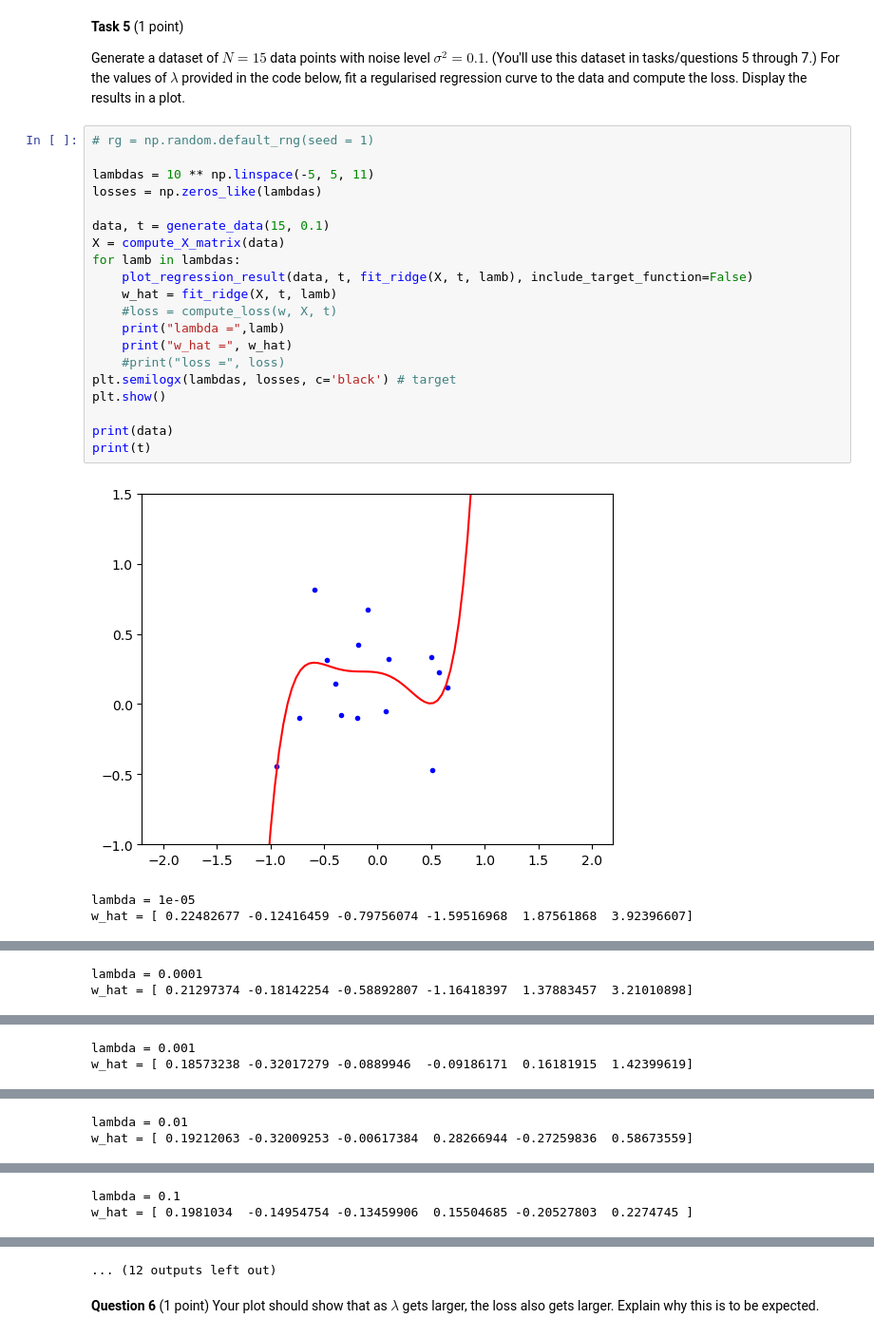
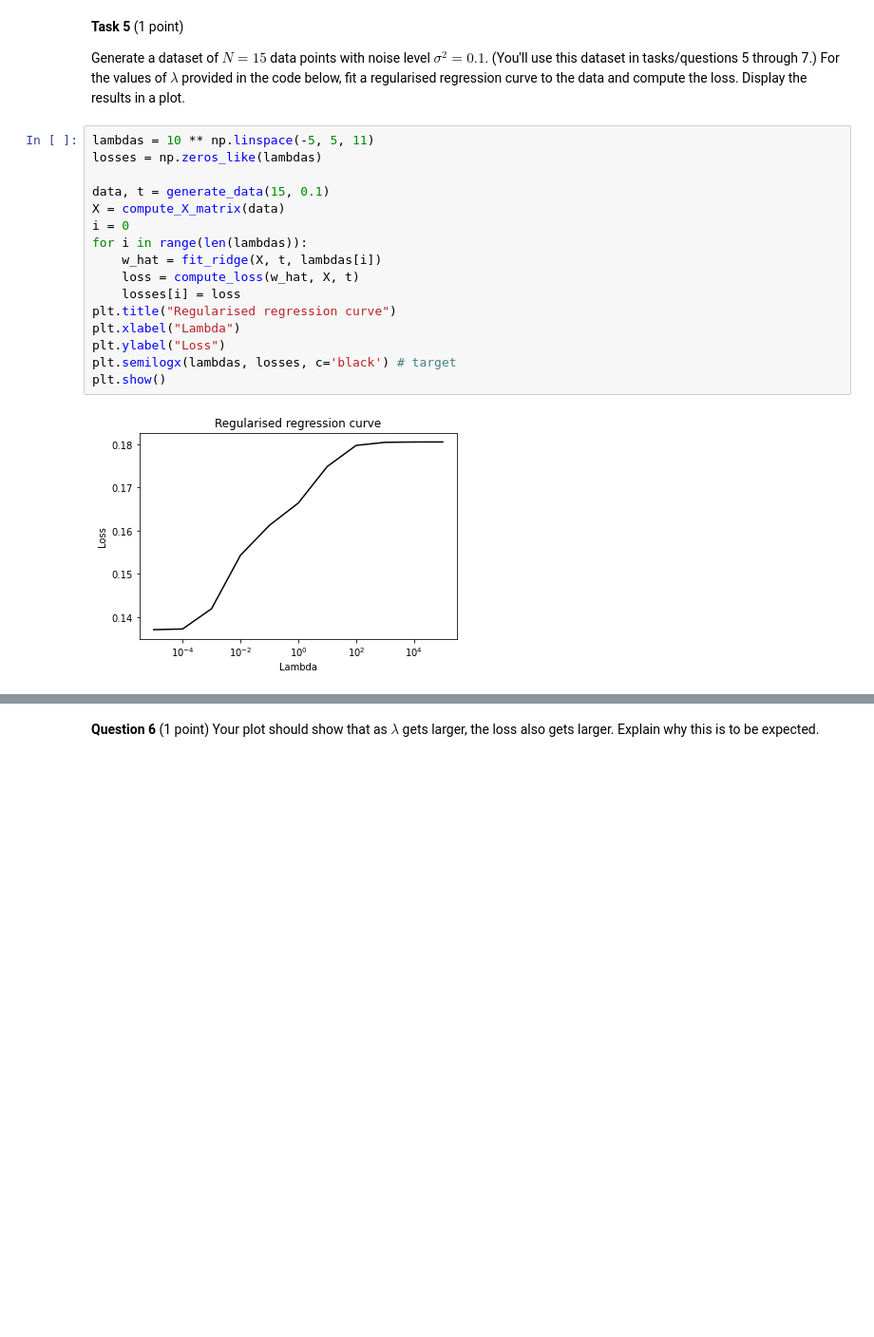
Before and after one commit to noortje5432/ML-assignment-1, a Jupyter notebook: ML2023_assignment1.ipynb, the cells around one changed output, grey strips where cells are left out. Shown: that part at 95% size. Cells and saved outputs as stored; diff of their text form; blank space fills up the shorter version.

```diff
--- a/ML2023_assignment1.ipynb
+++ b/ML2023_assignment1.ipynb
@@ -190,26 +190,20 @@ Now it's time to do some experiments and look at the results.
 
 Generate a dataset of $N=15$ data points with noise level $\sigma^2 = 0.1$. (You'll use this dataset in tasks/questions 5 through 7.) For the values of $\lambda$ provided in the code below, fit a regularised regression curve to the data and compute the loss. Display the results in a plot.
 # %%
-# rg = np.random.default_rng(seed = 1)
-
 lambdas = 10 ** np.linspace(-5, 5, 11)
 losses = np.zeros_like(lambdas)
 
 data, t = generate_data(15, 0.1)
 X = compute_X_matrix(data)
-for lamb in lambdas:
-    plot_regression_result(data, t, fit_ridge(X, t, lamb), include_target_function=False)
-    w_hat = fit_ridge(X, t, lamb)
-    #loss = compute_loss(w, X, t)
-    print("lambda =",lamb)
-    print("w_hat =", w_hat)
-    #print("loss =", loss)
+i = 0
+for i in range(len(lambdas)):
+    w_hat = fit_ridge(X, t, lambdas[i])
+    loss = compute_loss(w_hat, X, t)
+    losses[i] = loss
+plt.title("Regularised regression curve")
+plt.xlabel("Lambda")
+plt.ylabel("Loss")
 plt.semilogx(lambdas, losses, c='black') # target
 plt.show()
-
-print(data)
-print(t)
 # %% [output]
-[figure, old version]
+[figure, new version]
-lambda = 1e-05
-w_hat = [ 0.22482677 -0.12416459 -0.79756074 -1.59516968  1.87561868  3.92396607]
@@ -217,2 +209,0 @@ w_hat = [ 0.22482677 -0.12416459 -0.79756074 -1.59516968  1.87561868  3.92396607
-lambda = 0.0001
-w_hat = [ 0.21297374 -0.18142254 -0.58892807 -1.16418397  1.37883457  3.21010898]
@@ -220,2 +209,0 @@ w_hat = [ 0.21297374 -0.18142254 -0.58892807 -1.16418397  1.37883457  3.21010898
-lambda = 0.001
-w_hat = [ 0.18573238 -0.32017279 -0.0889946  -0.09186171  0.16181915  1.42399619]
@@ -223,2 +209,0 @@ w_hat = [ 0.18573238 -0.32017279 -0.0889946  -0.09186171  0.16181915  1.42399619
-lambda = 0.01
-w_hat = [ 0.19212063 -0.32009253 -0.00617384  0.28266944 -0.27259836  0.58673559]
@@ -226,2 +209,0 @@ w_hat = [ 0.19212063 -0.32009253 -0.00617384  0.28266944 -0.27259836  0.58673559
-lambda = 0.1
-w_hat = [ 0.1981034  -0.14954754 -0.13459906  0.15504685 -0.20527803  0.2274745 ]
@@ -231,4 +210,3 @@ w_hat = [ 0.11489449 -0.01582167 -0.03574549  0.04058104 -0.04927272  0.04990904
-... (12 outputs left out)
 # %% [markdown]
 **Question 6** (1 point) Your plot should show that as $\lambda$ gets larger, the loss also gets larger. Explain why this is to be expected.
 # %% [markdown]
```
Also changed, not shown: parts of 2 cells of this notebook.
